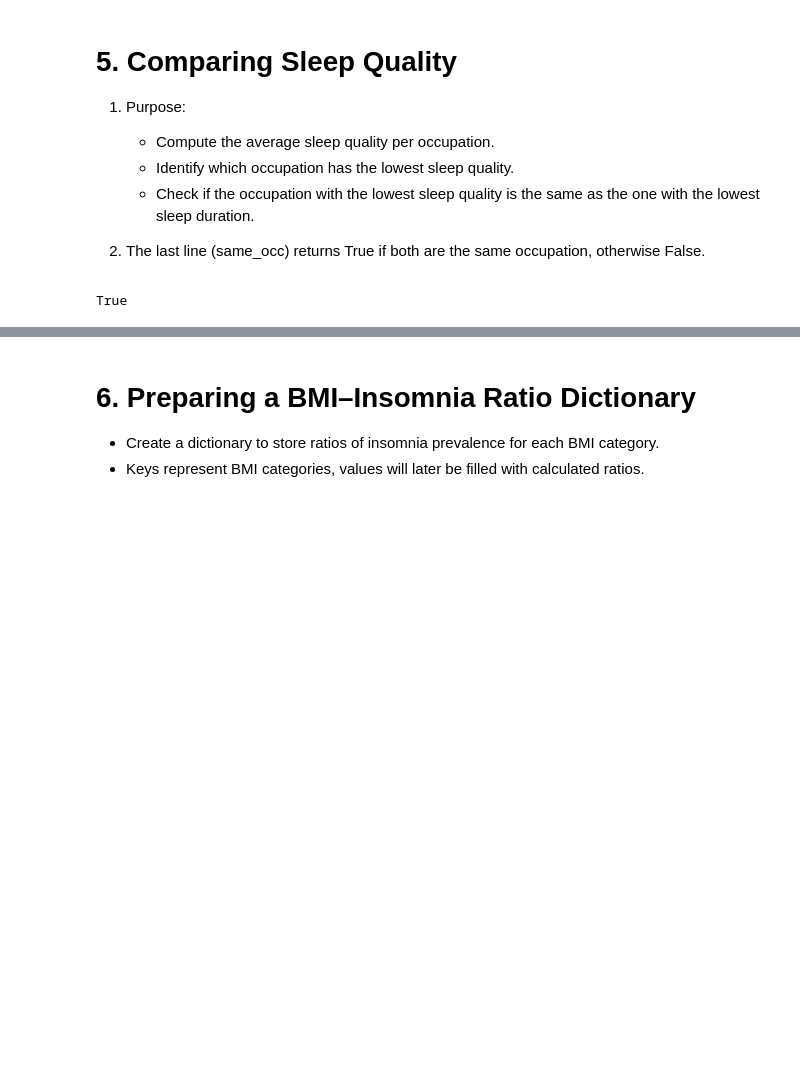
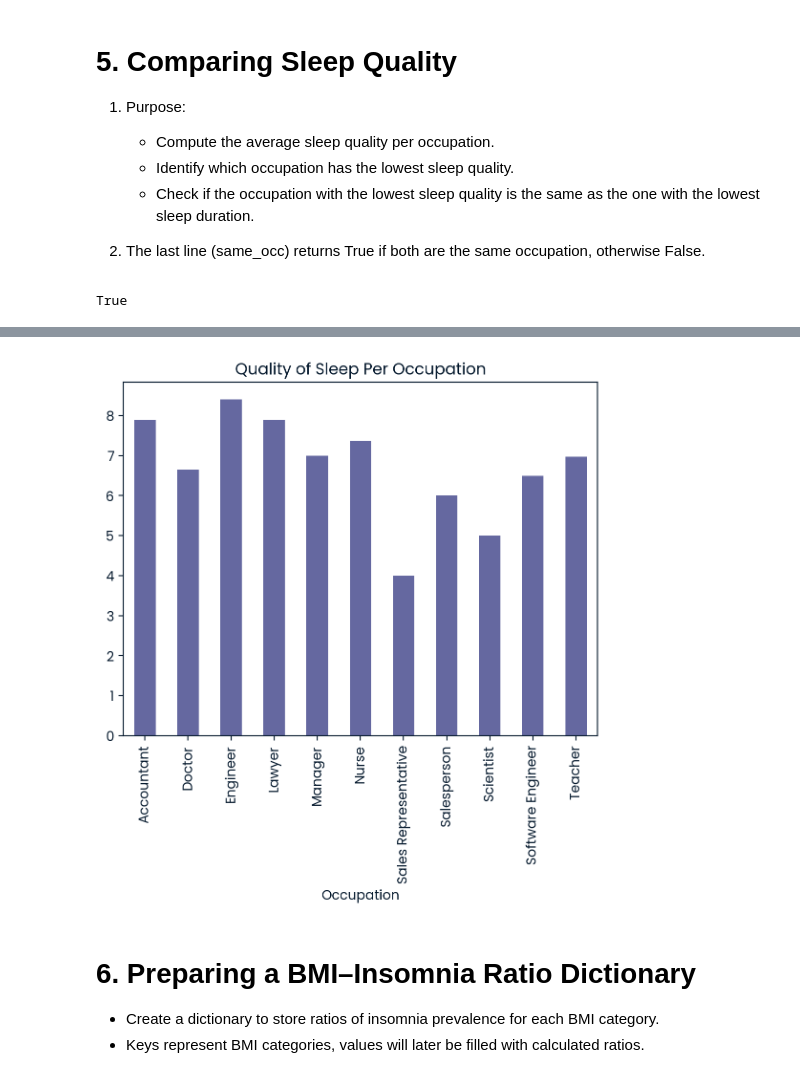
Before and after one commit to MiezanRTX/Sleep-Data-Exploration, a Jupyter notebook: notebook.ipynb, the cells around one changed output, grey strips where cells are left out. Saved outputs shown, nothing was run; the diff lists cells and outputs as text; code cells hidden in the pictures; blank space fills up the shorter version.

```diff
--- a/notebook.ipynb
+++ b/notebook.ipynb
@@ -97,3 +109,8 @@ True
+# %%
+mean_sleep_quality_occ.plot(x = "Occupation", y = "Quality of Sleep", kind = "bar", title = "Quality of Sleep Per Occupation")
+plt.show()
+# %% [output]
+[figure, added]
 # %% [markdown]
 # 6. Preparing a BMI–Insomnia Ratio Dictionary
 - Create a dictionary to store ratios of insomnia prevalence for each BMI category.
```
Also changed, not shown: parts of 5 cells of this notebook, 1 other file.
